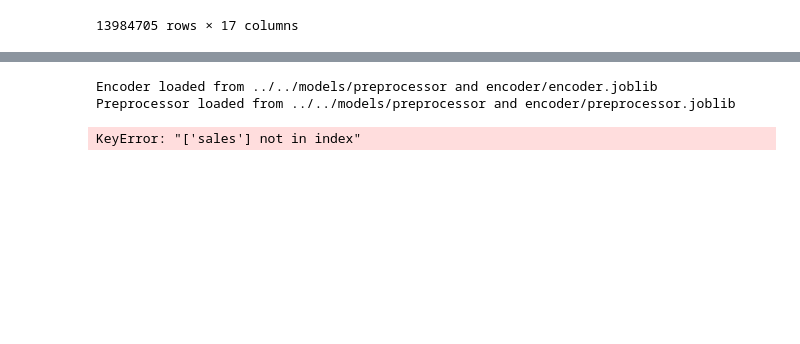
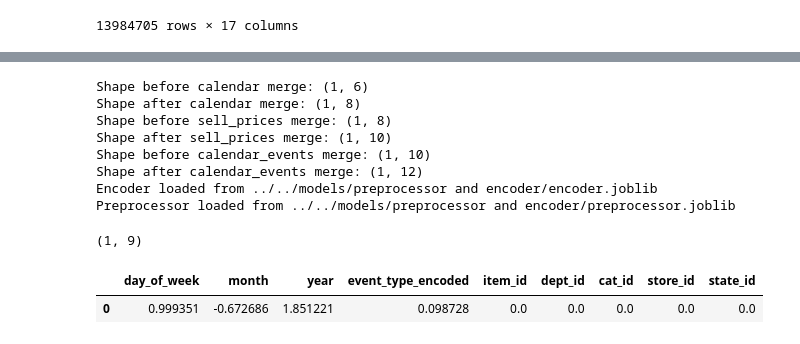
Before and after one commit to vishalraj247/SalesMaster-ML, a Jupyter notebook: notebooks/predictive/raj_vishal-14227627-predictive_xgboost.ipynb, the cells around one changed output, grey strips where cells are left out. Saved outputs shown, nothing was run; the diff lists cells and outputs as text; code cells hidden in the pictures; blank space fills up the shorter version.

```diff
--- a/notebooks/predictive/raj_vishal-14227627-predictive_xgboost.ipynb
+++ b/notebooks/predictive/raj_vishal-14227627-predictive_xgboost.ipynb
@@ -135,7 +146,21 @@ model.save_model(final_model, '../../models/predictive/final_xgboost_model.jobli
 # %%
 data_prep = DataPreparation(sales_train, calendar, calendar_events, sell_prices)
-X_transformed_single = data_prep.prepare_single_data_point('HOBBIES_1_008', 'CA_1', '2011-01-29')
+X_transformed_single = data_prep.prepare_single_data_point('FOODS_3_820', 'WI_3', '2015-04-18')
 # %% [output]
+Shape before calendar merge: (1, 6)
+Shape after calendar merge: (1, 8)
+Shape before sell_prices merge: (1, 8)
+Shape after sell_prices merge: (1, 10)
+Shape before calendar_events merge: (1, 10)
+Shape after calendar_events merge: (1, 12)
 Encoder loaded from ../../models/preprocessor and encoder/encoder.joblib
 Preprocessor loaded from ../../models/preprocessor and encoder/preprocessor.joblib
-KeyError: "['sales'] not in index"
+# %%
+print(X_transformed_single.shape)
+# %% [output]
+(1, 9)
+# %%
+X_transformed_single
+# %% [output]
+|  | day_of_week | month | year | event_type_encoded | item_id | dept_id | cat_id | store_id | state_id |
+| 0 | 0.999351 | -0.672686 | 1.851221 | 0.098728 | 0.0 | 0.0 | 0.0 | 0.0 | 0.0 |
```
Also changed, not shown: parts of 11 cells of this notebook.
